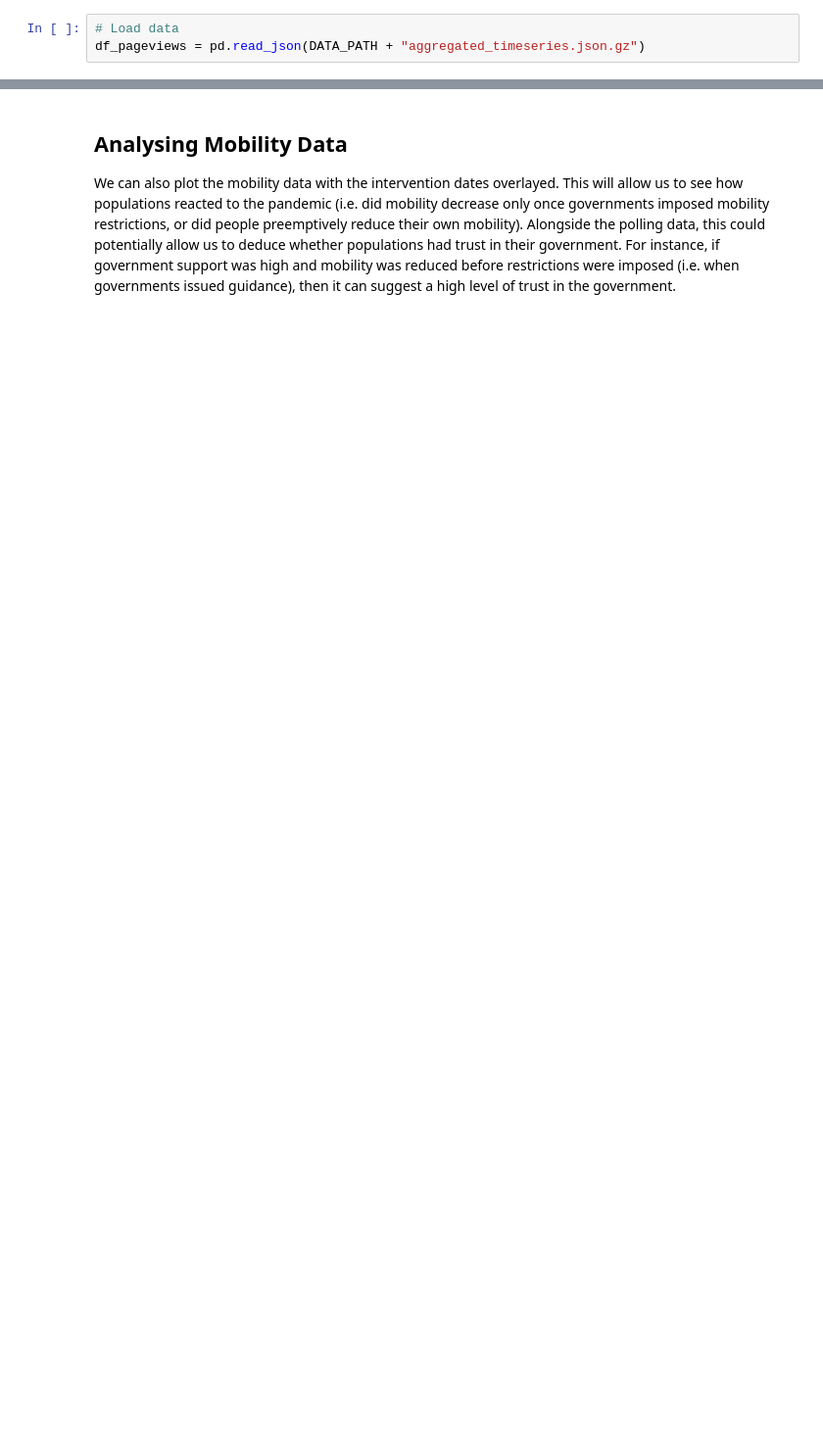
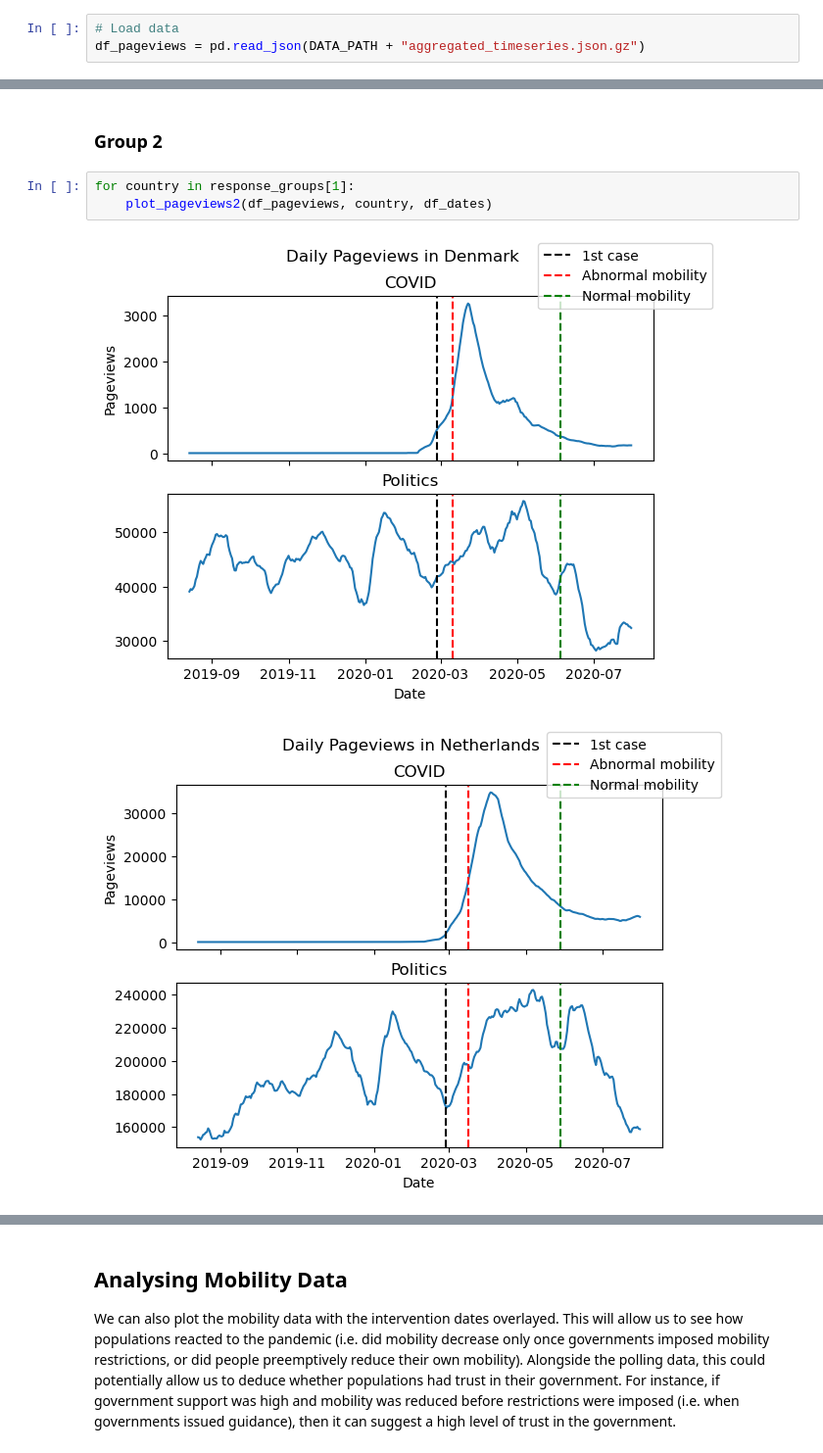
Before and after one commit to epfl-ada/ada-2022-project-zeta, a Jupyter notebook: ADAnalysis.ipynb, the cells around one changed output, grey strips where cells are left out. Shown at 98% size. Cells and saved outputs as stored; diff of their text form; blank space fills up the shorter version.

```diff
--- a/ADAnalysis.ipynb
+++ b/ADAnalysis.ipynb
@@ -216,0 +208,8 @@ Group 3
+# %% [markdown]
+### Group 2
+# %%
+for country in response_groups[1]:
+    plot_pageviews2(df_pageviews, country, df_dates)
+# %% [output]
+[figure, added]
+[figure, added]
```
Also changed, not shown: parts of 9 cells of this notebook, 1 other file.
